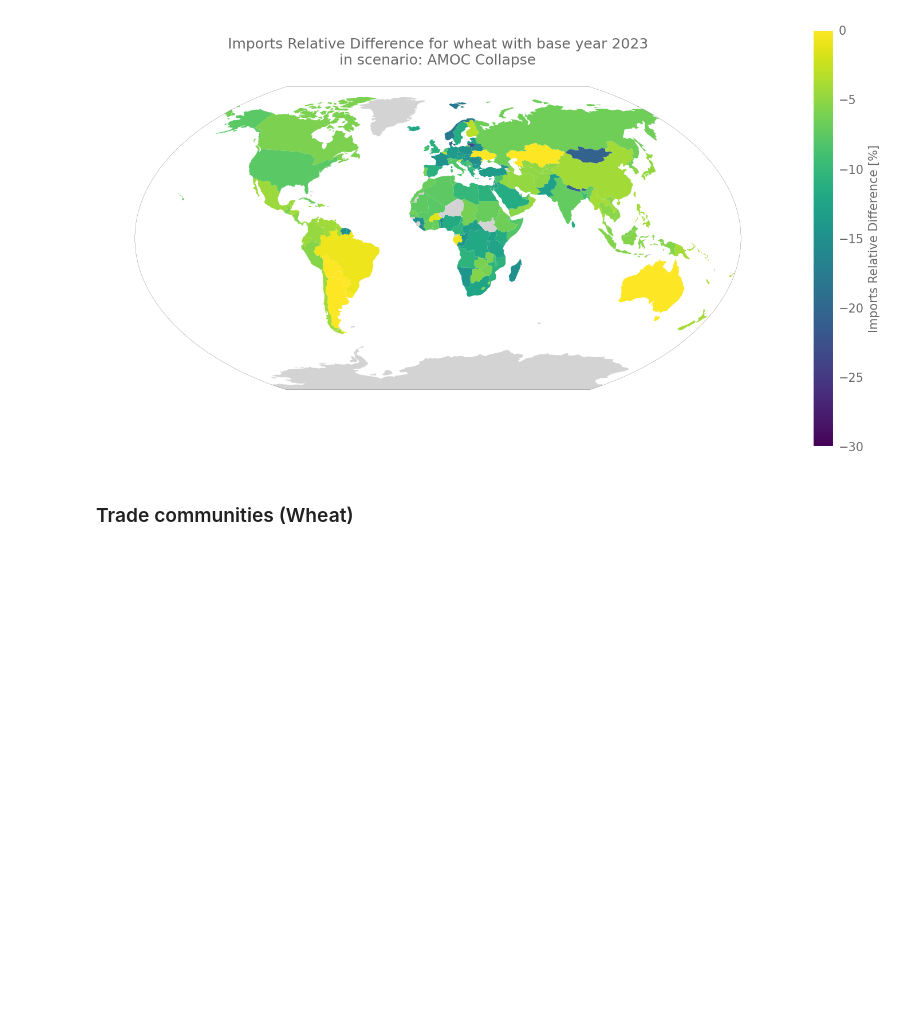
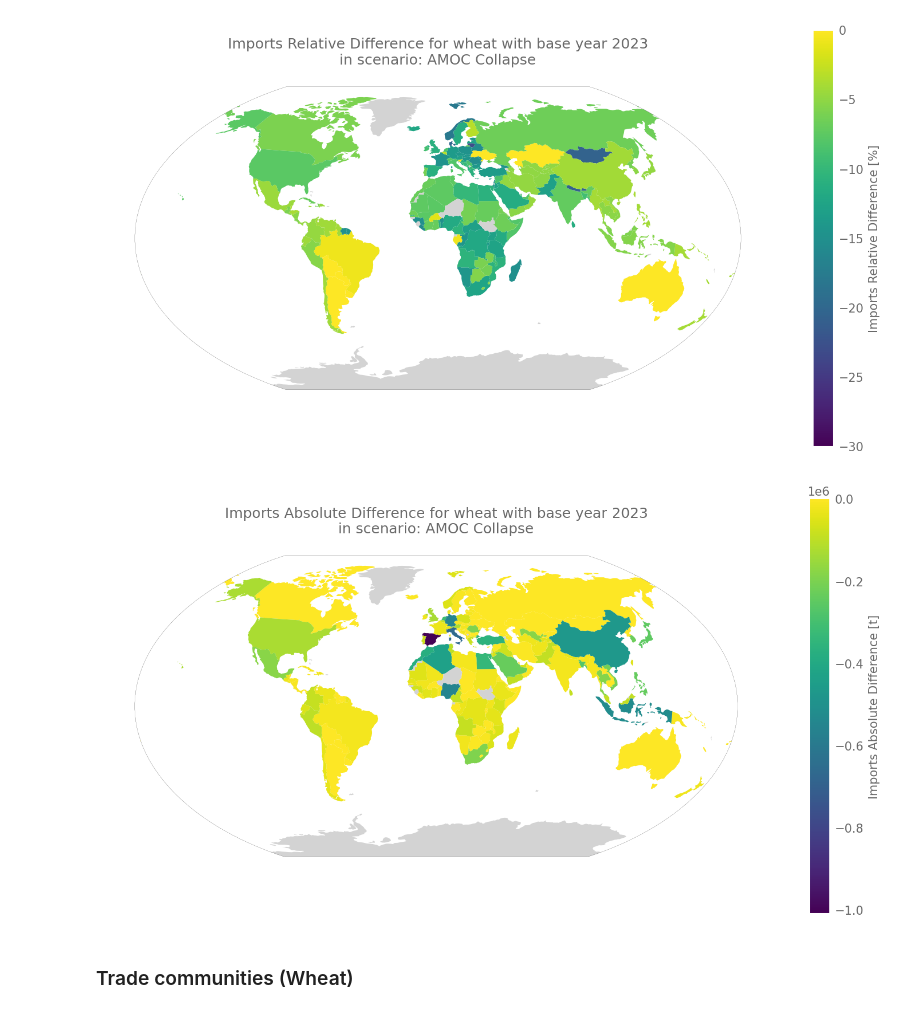
Before and after one commit to florianjehn/pytradeshifts, a Jupyter notebook: scripts/Main Scenarios/AMOC_Collapse_Trade_After_Catastrophe.ipynb, the cells around one changed output. Cells and saved outputs as stored; diff of their text form; code cells hidden in the pictures; blank space fills up the shorter version.

```diff
--- a/scripts/Main Scenarios/AMOC_Collapse_Trade_After_Catastrophe.ipynb
+++ b/scripts/Main Scenarios/AMOC_Collapse_Trade_After_Catastrophe.ipynb
@@ -112,6 +112,10 @@ Starting postprocessing computations...
 wheat_comparison.plot_imports_difference(figsize=(10, 10), vmin=-30, vmax=0, shrink=0.5)
 # %% [output]
 [figure]
+# %%
+wheat_comparison.plot_imports_difference_absolute(figsize=(10, 10), shrink=0.5)
+# %% [output]
+[figure, added]
 # %% [markdown]
 ### Trade communities (Wheat)
 # %%
```
Also changed, not shown: parts of 2 cells of this notebook, 1 other file.
